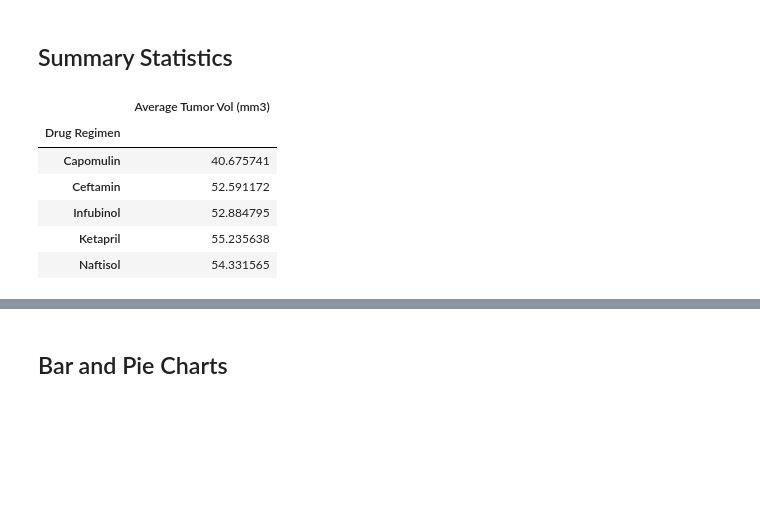
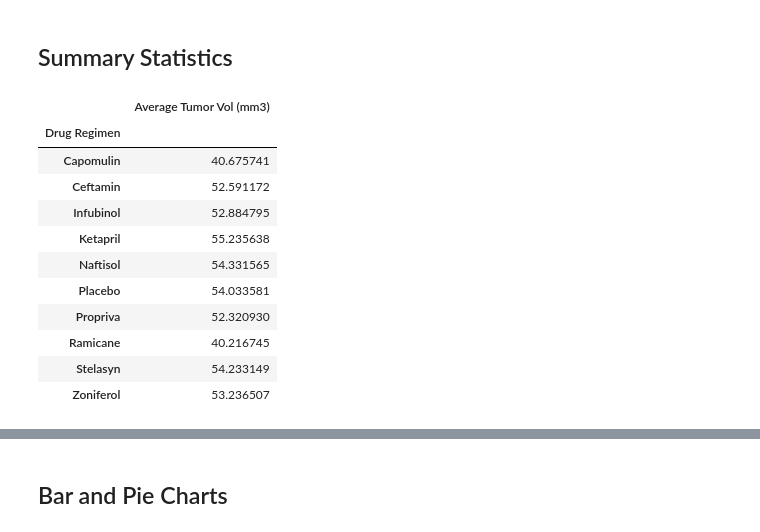
Before and after one commit to miaisrael/matplotlib-challenge, a Jupyter notebook: Pymaceuticals/pymaceuticals_starter.ipynb, the cells around one changed output, grey strips where cells are left out. Saved outputs shown, nothing was run; the diff lists cells and outputs as text; code cells hidden in the pictures; blank space fills up the shorter version.

```diff
--- a/Pymaceuticals/pymaceuticals_starter.ipynb
+++ b/Pymaceuticals/pymaceuticals_starter.ipynb
@@ -88,24 +90,29 @@ Name: Mouse ID, Length: 248, dtype: float64
 # %%
 # Use groupby and summary statistical methods to calculate the following properties of each drug regimen:
 # mean, median, variance, standard deviation, and SEM of the tumor volume.
 
 # Groupby drug regimen
 summary_df= combined_data[["Drug Regimen", "Tumor Volume (mm3)"]]
 
 drug_summary= summary_df.groupby(["Drug Regimen"])
 
 # Assemble the resulting series into a single summary dataframe.
 drug_group_mean= drug_summary.mean()
 drug_group_mean= drug_group_mean.rename(columns={"Tumor Volume (mm3)": "Average Tumor Vol (mm3)"})
-drug_group_mean.head()
+drug_group_mean
 # %% [output]
 |  | Average Tumor Vol (mm3) |
 | Drug Regimen |  |
 | Capomulin | 40.675741 |
 | Ceftamin | 52.591172 |
 | Infubinol | 52.884795 |
 | Ketapril | 55.235638 |
 | Naftisol | 54.331565 |
+| Placebo | 54.033581 |
+| Propriva | 52.320930 |
+| Ramicane | 40.216745 |
+| Stelasyn | 54.233149 |
+| Zoniferol | 53.236507 |
 # %%
 # Generate a summary statistics table of mean, median, variance, standard deviation, and SEM of the tumor volume for each regimen
 drug_group_median= drug_summary.median()
```
Also changed, not shown: parts of 7 cells of this notebook.
